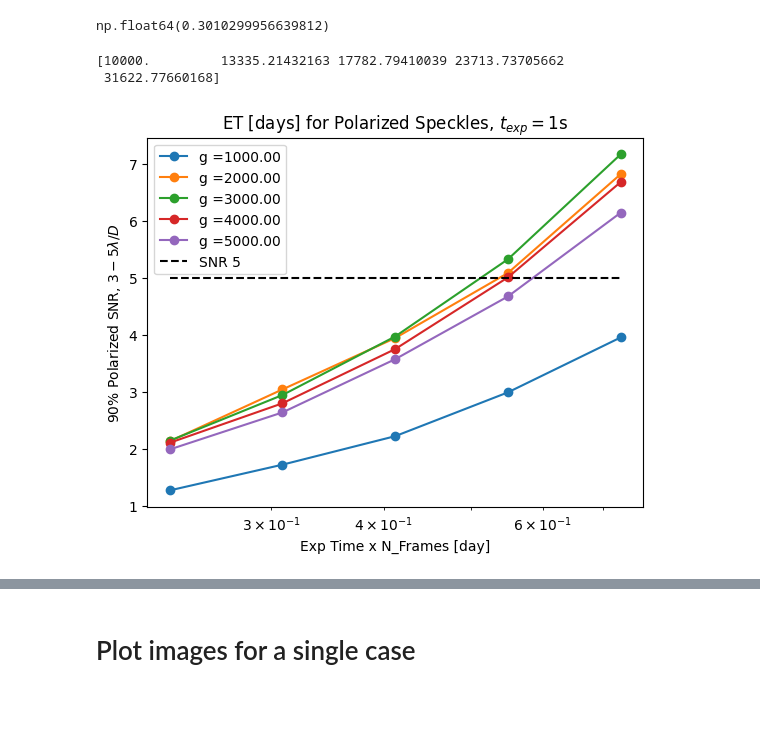
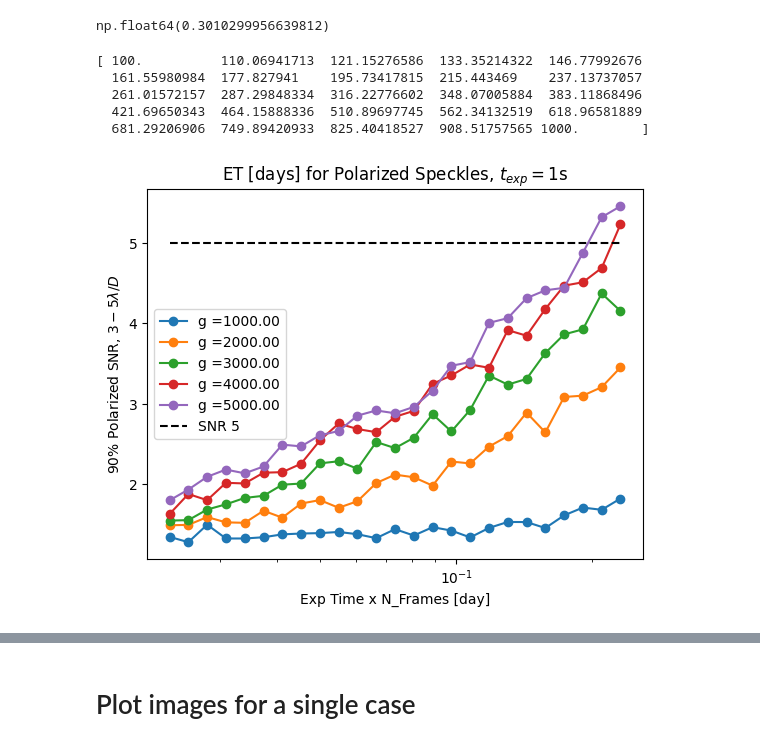
Before and after one commit to Jashcraf/roman_pol_etc, a Jupyter notebook: PhotonCounting.ipynb, the cells around one changed output, grey strips where cells are left out. Saved outputs shown, nothing was run; the diff lists cells and outputs as text; code cells hidden in the pictures; blank space fills up the shorter version.

Commit message:
Substantial work in photon counting exploratory simulations

```diff
--- a/PhotonCounting.ipynb
+++ b/PhotonCounting.ipynb
@@ -12,7 +12,7 @@ from corgisim import scene, instrument
 roman_preflight_proper.copy_here()
 
 # USER INPUTS
-Vmag = 1.9
+Vmag = 2.5
 spectral_type = 'G0V'
 cgi_mode = 'excam'
 bandpass_corgisim = '1F'
@@ -87,7 +87,7 @@ np.log10(2)
 np.float64(0.3010299956639812)
 # %%
 from tqdm import tqdm
-n_frames = np.logspace(4, 4.5, 5)
+n_frames = np.logspace(2, 3, 25)
 print(n_frames)
 single_texp = 1 # seconds
 cr_rate = 0 # Keeping zero for purposes of this simulation
@@ -99,6 +99,7 @@ plot_intermediates = False
 # Gains in the range of 1000 -> 5000
 if photon_counting:
     gains = np.arange(1000, 6000, 1000)#np.logspace(3, 3.69, 5)
+    NTRIALS = 10 # Need for photon counting SNR, means run time is really long :(
 
 # Keep gains below 1000 for non photon counting mode
 else:
@@ -124,25 +125,34 @@ for gain in tqdm(gains, desc="Running Experment for Different Gains"):
 
         N_FRAMES = int(N_FRAMES)
 
-        # Re-sample scene from flux map
-        I0, I90 = detector.generate_photon_counted_detector_image(sim_scene_Q, single_texp, N_FRAMES)
+        I0s = []
+        I90s = []
+        I45s = []
+        I135s = []
 
-        # Get variance estimates from the image stack
-        var_I0 = np.var(detector._image_stack_00, axis=0)
-        var_I90 = np.var(detector._image_stack_90, axis=0)
+        for _ in range(NTRIALS):
 
-        # Re-sample scene from flux map
-        I45, I135 = detector.generate_photon_counted_detector_image(sim_scene_U, single_texp, N_FRAMES)
+            # Re-sample scene from flux map
+            I0, I90 = detector.generate_photon_counted_detector_image(sim_scene_Q, single_texp, N_FRAMES)
 
-        # Get variance estimates from the image stack
-        var_I45 = np.var(detector._image_stack_00, axis=0)
-        var_I135 = np.var(detector._image_stack_90, axis=0)
+            # Re-sample scene from flux map
+            I45, I135 = detector.generate_photon_counted_detector_image(sim_scene_U, single_texp, N_FRAMES)
 
-        # Return to units of e-
-        I0 *= N_FRAMES
-        I90 *= N_FRAMES
-        I45 *= N_FRAMES
-        I135 *= N_FRAMES
+            I0s.append(I0)
+            I90s.append(I90)
+            I45s.append(I45)
+            I135s.append(I135)
+
+        # Get mean and variance
+        I0 = np.nanmedian(I0s, axis=0)
+        I90 = np.nanmedian(I90s, axis=0)
+        I45 = np.nanmedian(I45s, axis=0)
+        I135 = np.nanmedian(I135s, axis=0)
+
+        var_I0 = np.nanvar(I0s, axis=0)
+        var_I90 = np.nanvar(I90s, axis=0)
+        var_I45 = np.nanvar(I45s, axis=0)
+        var_I135 = np.nanvar(I135s, axis=0)
 
         q_img = I0 - I90
         u_img = I45 - I135
@@ -185,35 +195,38 @@ for gain in tqdm(gains, desc="Running Experment for Different Gains"):
 
             im2 = axes[1].imshow(I90, origin='lower')
             axes[1].set_title(f'90 deg image with noise, hlc \n t = {single_texp * s_to_day}d')
             axes[1].add_patch(IWA)
             axes[1].add_patch(OWA)
             fig.colorbar(im2, ax=axes[1], shrink=0.7)
 
 
             IWA = Circle([array_center, array_center], radius=3 / pixscale_lamD, edgecolor="w", facecolor="w", alpha=0.5)
             OWA = Circle([array_center, array_center], radius=9 / pixscale_lamD, edgecolor="w", facecolor="None")
 
             im3 = axes[2].imshow(DoLP, origin='lower', cmap="Spectral", vmin=1, vmax=9)
             axes[2].set_title('DoLP image, hlc')
             axes[2].add_patch(IWA)
             axes[2].add_patch(OWA)
             fig.colorbar(im3, ax=axes[2], shrink=0.7, label="SNR")
 
             plt.tight_layout()
             plt.show()
 
 
     # Begin plotting standard deviation of polarized intensity in annulus
     # Multiply by 2 to account for separate Q and U exposures
-    plt.plot(n_frames * s_to_day * 2 * single_texp, mean_DoLPs, marker="o", label=f"g ={gain:.2f}")
+    plt.plot(n_frames * s_to_day * 2 * single_texp * NTRIALS, mean_DoLPs, marker="o", label=f"g ={gain:.2f}")
 
 plt.xscale("log")
 plt.xlabel("Exp Time x N_Frames [day]")
 plt.ylabel(r"$90\%$"+" Polarized SNR, "+r"$3-5\lambda/D$")
-plt.plot(n_frames * s_to_day * 2 * single_texp, np.ones_like(mean_DoLPs) * 5, color="k", linestyle="dashed", label="SNR 5")
+plt.plot(n_frames * s_to_day * 2 * single_texp * NTRIALS, np.ones_like(mean_DoLPs) * 5, color="k", linestyle="dashed", label="SNR 5")
 plt.legend()
 plt.show()
 # %% [output]
-[10000.         13335.21432163 17782.79410039 23713.73705662
- 31622.77660168]
+[ 100.          110.06941713  121.15276586  133.35214322  146.77992676
+  161.55980984  177.827941    195.73417815  215.443469    237.13737057
+  261.01572157  287.29848334  316.22776602  348.07005884  383.11868496
+  421.69650343  464.15888336  510.89697745  562.34132519  618.96581889
+  681.29206906  749.89420933  825.40418527  908.51757565 1000.        ]
-[figure, old version]
+[figure, new version]
```
Also changed, not shown: parts of 5 cells of this notebook, 2 other files.
